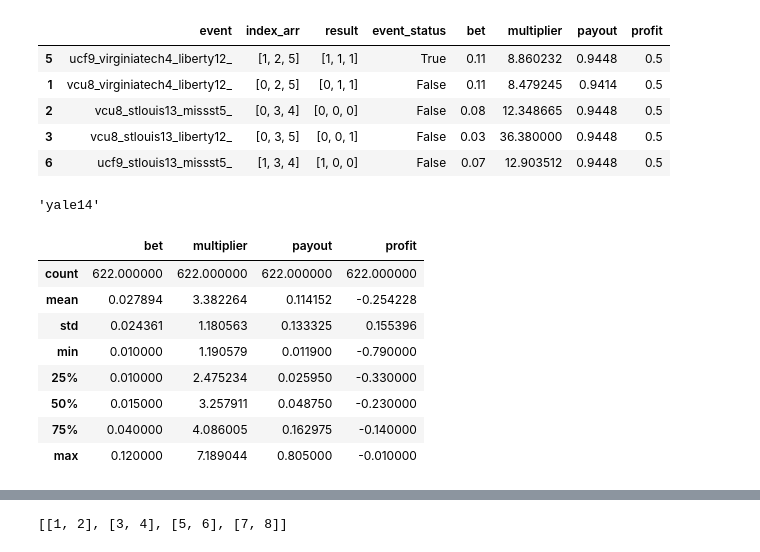
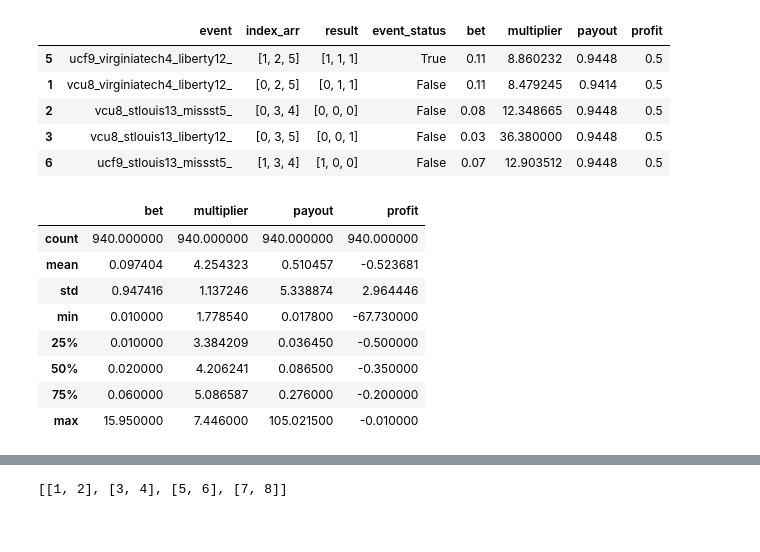
Before and after one commit to Rperry2174/SportsBook, a Jupyter notebook: tournament.ipynb, the cells around one changed output, grey strips where cells are left out. Drawn from its saved outputs; the diff is of its cells as text; code cells hidden in the pictures.

Commit message:
Add south region

```diff
--- a/tournament.ipynb
+++ b/tournament.ipynb
@@ -28,9 +74,9 @@ west_region_binaries = [
     [syracuse8, baylor9],
     [floridastate4, vermont13],
     [marquette5,murrayst12],
-    [michigan2, montana15],
+#     [michigan2, montana15],
     [nevada7, florida10],
-    [texastech3, nkentucky14],
+#     [texastech3, nkentucky14],
     [buffalo6, arizonast11],
 ]
 
@@ -38,9 +84,9 @@ west_region_results = [
     [0, 1], # syracuse baylor
     [1, 0], # florida st vs ver
     [0, 1], # marquette vs murrayst
-    [1, 0], # michigan vs montana
+#     [1, 0], # michigan vs montana
     [0, 1], # nevada vs florida
-    [1, 0], # texastech vs nkentucky
+#     [1, 0], # texastech vs nkentucky
     [1, 0], # buffalo vs arizonast
 ]
 # %%
@@ -68,7 +114,7 @@ east_region_binaries = [
     [vcu8, ucf9],
     [virginiatech4, stlouis13],
     [missst5,liberty12],
-    [michiganst2, bradley15],
+#     [michiganst2, bradley15],
     [louisville7, minnesota10],
     [lsu3, yale14],
 ]
@@ -77,14 +123,14 @@ east_region_results = [
     [0, 1],
     [1, 0],
     [0, 1],
-    [1, 0],
+#     [1, 0],
     [0, 1],
     [1, 0],
 ]
 
 
-binaries = east_region_binaries + west_region_binaries
-results = east_region_results + west_region_results
+binaries = east_region_binaries + west_region_binaries + south_region_binaries
+results = east_region_results + west_region_results + south_region_results
 
 
 def create_dicts(in_binaries, in_results):
@@ -226,21 +272,17 @@ df.head()
 | 2 | vcu8_stlouis13_missst5_ | [0, 3, 4] | [0, 0, 0] | False | 0.08 | 12.348665 | 0.9448 | 0.5 |
 | 3 | vcu8_stlouis13_liberty12_ | [0, 3, 5] | [0, 0, 1] | False | 0.03 | 36.380000 | 0.9448 | 0.5 |
 | 6 | ucf9_stlouis13_missst5_ | [1, 3, 4] | [1, 0, 0] | False | 0.07 | 12.903512 | 0.9448 | 0.5 |
-# %%
-ml_lookup[11]
-# %% [output]
-'yale14'
 # %%
 negative_df = df.loc[df.profit < 0]
-negative_df = negative_df.sort_values(by=['event_status', 'profit'], ascending=[False, False])
+negative_df = negative_df.sort_values(by=['event_status', 'profit'], ascending=[False, True])
 negative_df.describe()
 # %% [output]
 |  | bet | multiplier | payout | profit |
-| count | 622.000000 | 622.000000 | 622.000000 | 622.000000 |
-| mean | 0.027894 | 3.382264 | 0.114152 | -0.254228 |
-| std | 0.024361 | 1.180563 | 0.133325 | 0.155396 |
-| min | 0.010000 | 1.190579 | 0.011900 | -0.790000 |
-| 25% | 0.010000 | 2.475234 | 0.025950 | -0.330000 |
-| 50% | 0.015000 | 3.257911 | 0.048750 | -0.230000 |
-| 75% | 0.040000 | 4.086005 | 0.162975 | -0.140000 |
-| max | 0.120000 | 7.189044 | 0.805000 | -0.010000 |
+| count | 940.000000 | 940.000000 | 940.000000 | 940.000000 |
+| mean | 0.097404 | 4.254323 | 0.510457 | -0.523681 |
+| std | 0.947416 | 1.137246 | 5.338874 | 2.964446 |
+| min | 0.010000 | 1.778540 | 0.017800 | -67.730000 |
+| 25% | 0.010000 | 3.384209 | 0.036450 | -0.500000 |
+| 50% | 0.020000 | 4.206241 | 0.086500 | -0.350000 |
+| 75% | 0.060000 | 5.086587 | 0.276000 | -0.200000 |
+| max | 15.950000 | 7.446000 | 105.021500 | -0.010000 |
```
Also changed, not shown: parts of 18 cells of this notebook.
